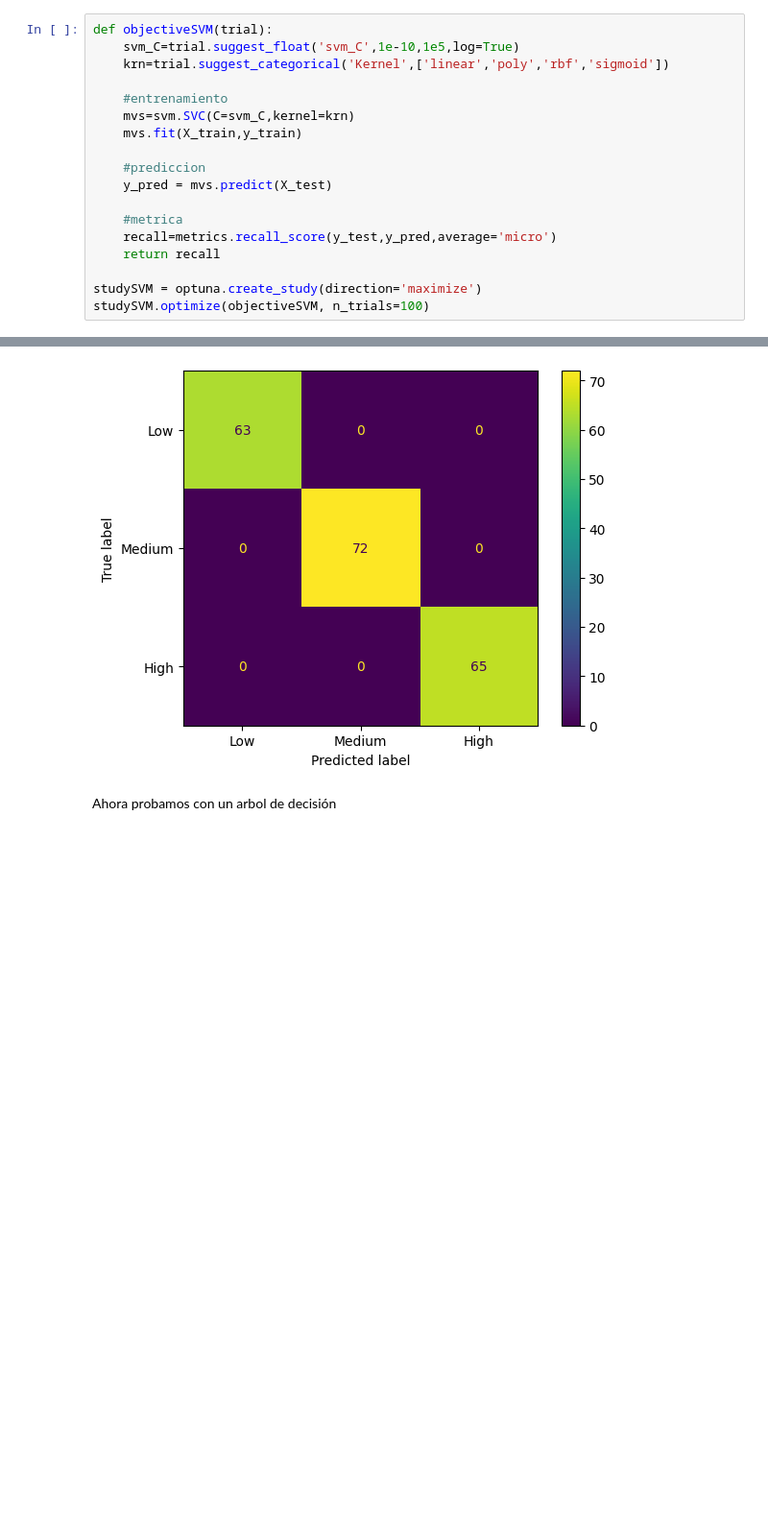
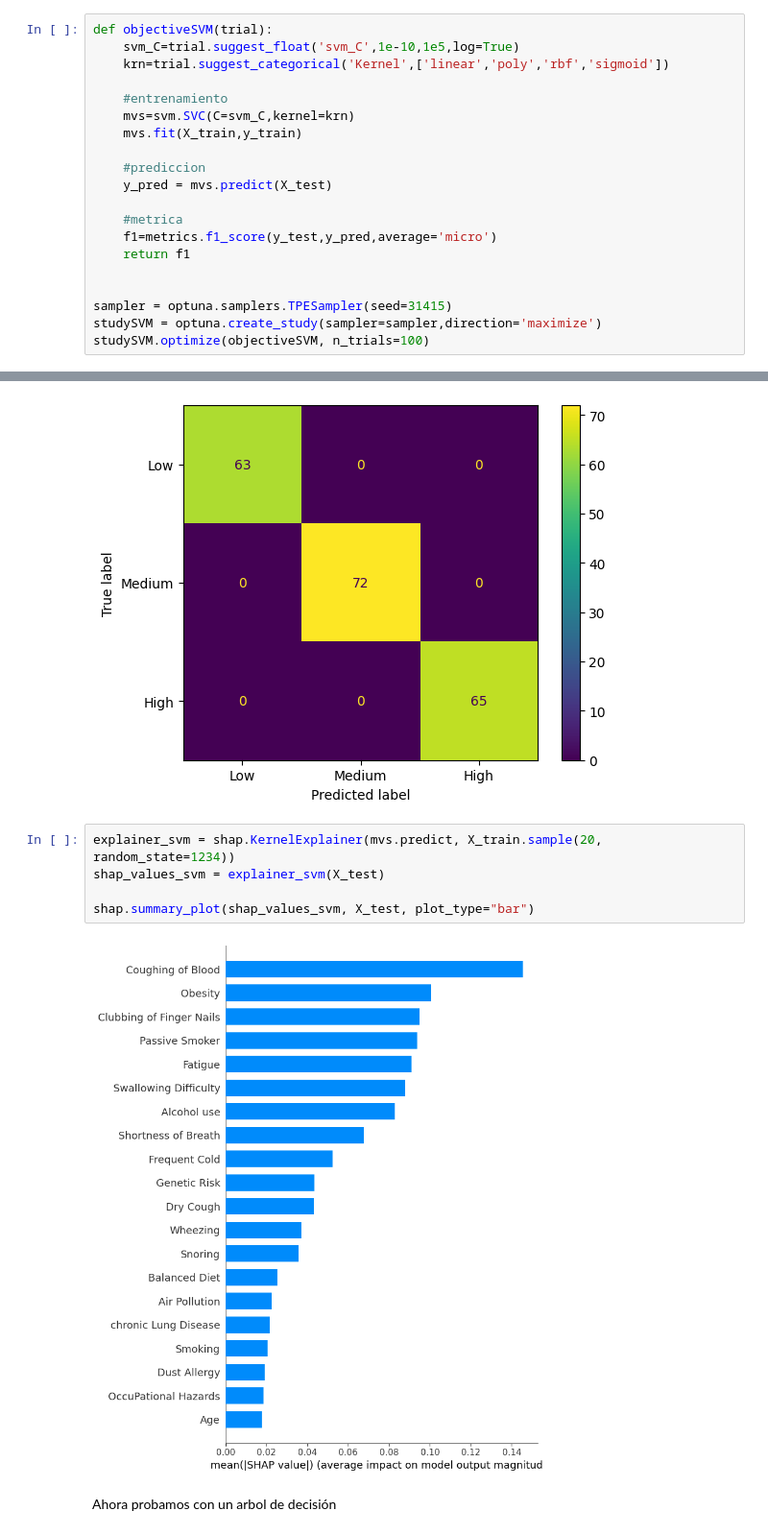
Before and after one commit to fhenaog/Prediccion_Cancer_de_Pulmon, a Jupyter notebook: proyecto.ipynb, the cells around one changed output, grey strips where cells are left out. Shown at 96% size. Cells and saved outputs as stored; diff of their text form; blank space fills up the shorter version.

Commit message:
graficas shap

```diff
--- a/proyecto.ipynb
+++ b/proyecto.ipynb
@@ -116,10 +124,12 @@ def objectiveSVM(trial):
     y_pred = mvs.predict(X_test)
 
     #metrica
-    recall=metrics.recall_score(y_test,y_pred,average='micro')
-    return recall
+    f1=metrics.f1_score(y_test,y_pred,average='micro')
+    return f1
 
-studySVM = optuna.create_study(direction='maximize')
+
+sampler = optuna.samplers.TPESampler(seed=31415)
+studySVM = optuna.create_study(sampler=sampler,direction='maximize')
 studySVM.optimize(objectiveSVM, n_trials=100)
 # %% [markdown]
 Mejores Parametros
@@ -162,6 +177,13 @@ disp.plot()
 weighted avg       1.00      1.00      1.00       200
 <sklearn.metrics._plot.confusion_matrix.ConfusionMatrixDisplay at 0x...>
 [figure]
+# %%
+explainer_svm = shap.KernelExplainer(mvs.predict, X_train.sample(20, random_state=1234))
+shap_values_svm = explainer_svm(X_test)
+
+shap.summary_plot(shap_values_svm, X_test, plot_type="bar")
+# %% [output]
+[figure, added]
 # %% [markdown]
 Ahora probamos con un arbol de decisión
 # %%
```
Also changed, not shown: parts of 22 cells of this notebook.
